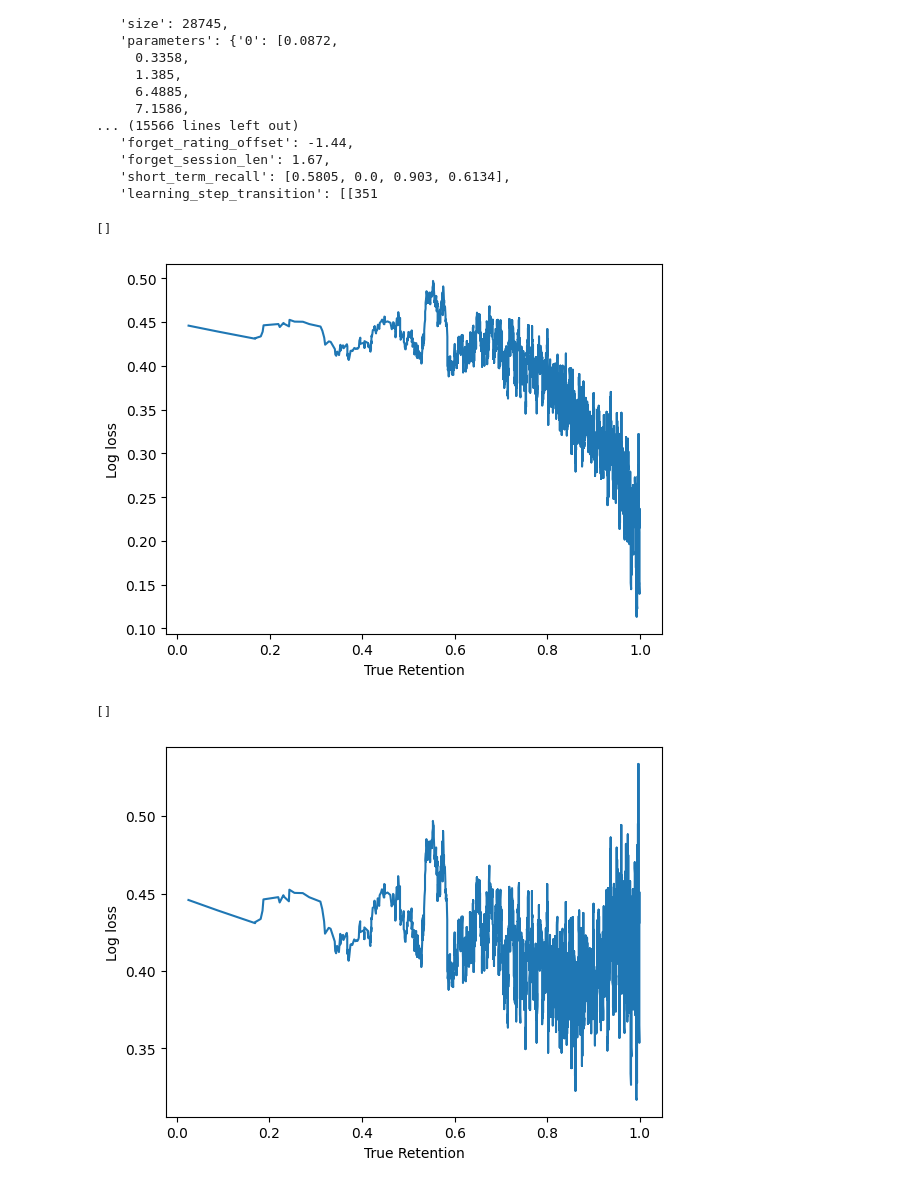
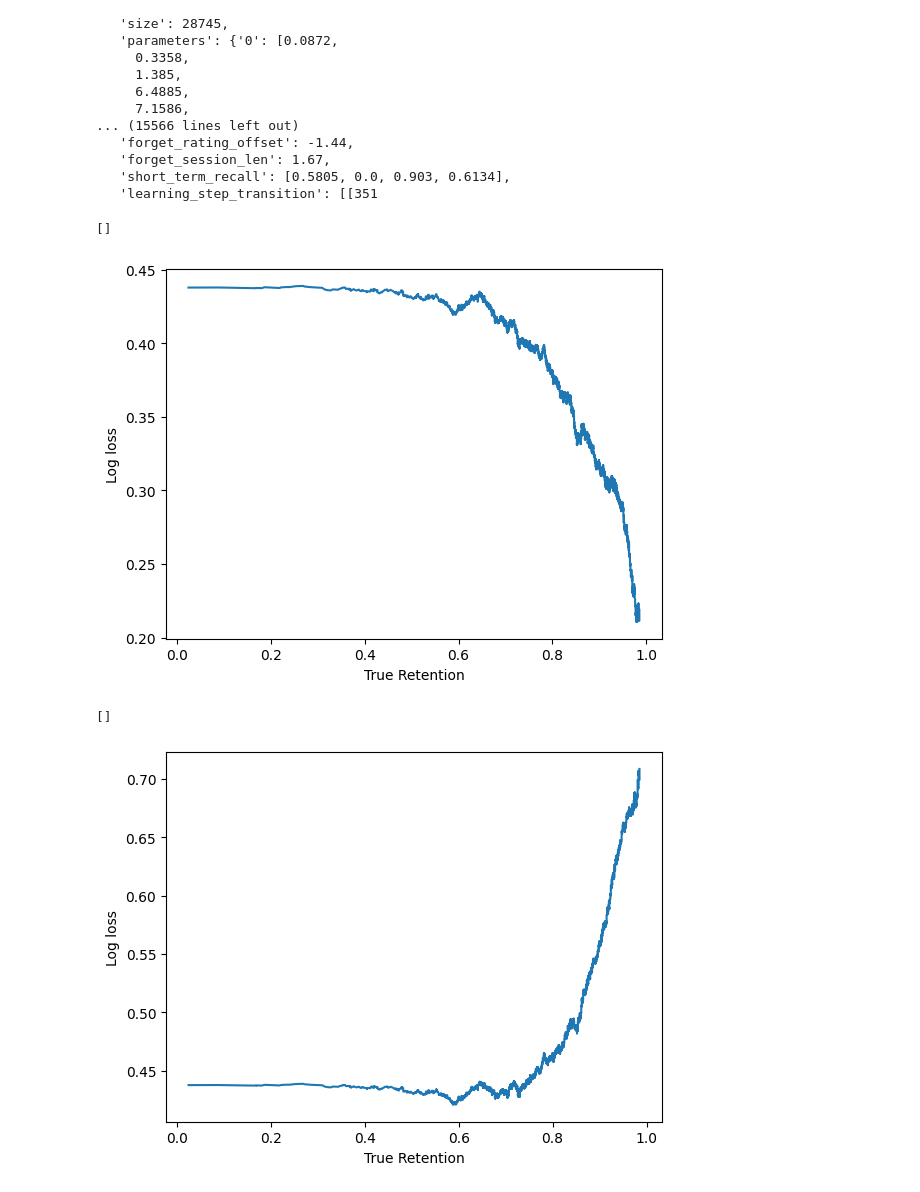
Before and after one commit to open-spaced-repetition/Anki-button-usage, a Jupyter notebook: loss-to-retention.ipynb, the cells around one changed output. Saved outputs shown, nothing was run; the diff lists cells and outputs as text; code cells hidden in the pictures.

Commit message:
Increase bin size

```diff
--- a/loss-to-retention.ipynb
+++ b/loss-to-retention.ipynb
@@ -33,41 +33,42 @@ from matplotlib import pyplot as plt
 import numpy as np
 
 ax = plt.axes()
+bin_size = 500
 
 # https://stackoverflow.com/a/54628145/24162642
 def moving_average(x, w):
     return np.convolve(x, np.ones(w), 'valid') / w
 
 #ax.hist([user[1]["true_retention"] for user in users], bins=50)
-ax.plot([user[1]["true_retention"] for user in users][:9950], moving_average([user[0]["metrics"]["LogLoss"] for user in users], 50))
+ax.plot([user[1]["true_retention"] for user in users][:10000-bin_size], moving_average([user[0]["metrics"]["LogLoss"] for user in users], bin_size))
 ax.set_xlabel("True Retention")
 ax.set_ylabel("Log loss")
 
 ax.plot()
 # %% [output]
 []
-[figure, old version]
+[figure, new version]
 # %%
 def retention_factor(r, x):
-    return x + max(0, ((r * 1.8) - 1.2) ** 3)
+    return x + max(0, ((r * 1.9) - 1.1) ** 3)
 
 
 ax = plt.axes()
 
 ax.plot(
-    [user[1]["true_retention"] for user in users][:9950],
+    [user[1]["true_retention"] for user in users][:10000-bin_size],
     moving_average(
         [
             retention_factor(user[1]["true_retention"], user[0]["metrics"]["LogLoss"])
             for user in users
         ],
-        50,
+        bin_size,
     ),
 )
 ax.set_xlabel("True Retention")
 ax.set_ylabel("Log loss")
 
 ax.plot()
 # %% [output]
 []
-[figure, old version]
+[figure, new version]
```
